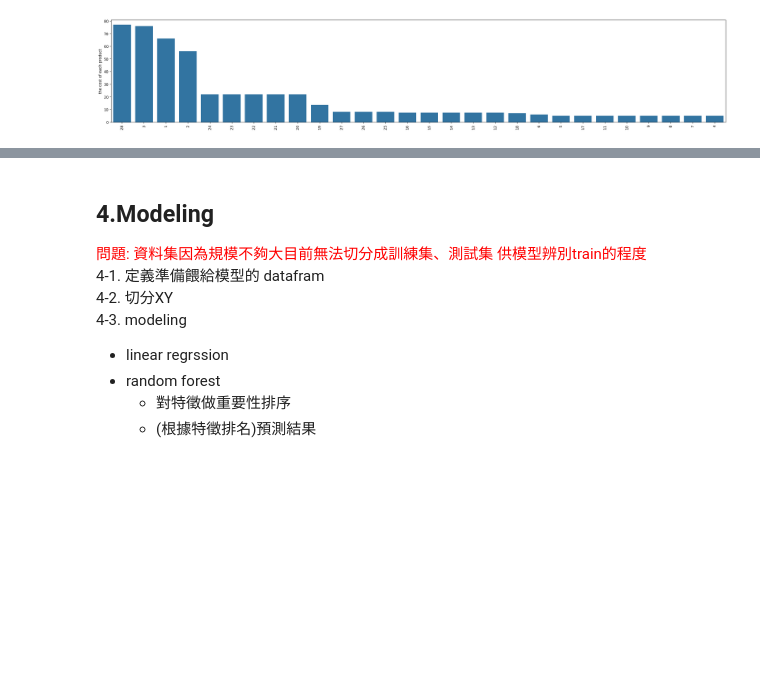
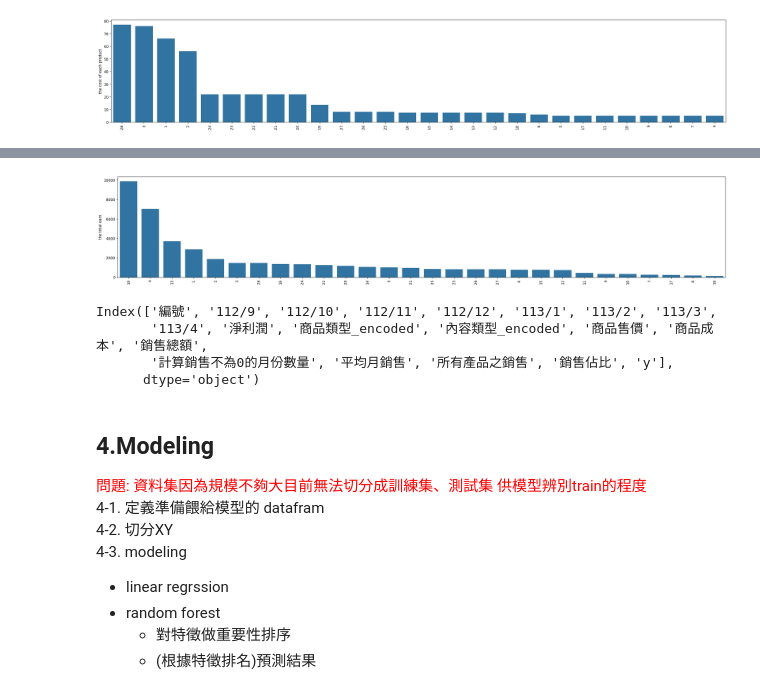
Before and after one commit to junweichen1999/brand_product_sale_analysis, a Jupyter notebook: anal_product.ipynb, the cells around one changed output, grey strips where cells are left out. Drawn from its saved outputs; the diff is of its cells as text; code cells hidden in the pictures; blank space fills up the shorter version.

```diff
--- a/anal_product.ipynb
+++ b/anal_product.ipynb
@@ -458,3 +467,14 @@ des_plot("商品成本","the cost of each product")
+# %%
+des_plot("銷售總額","the total earn")
+# %% [output]
+[figure, added]
+# %%
+merge_all.columns
+# %% [output]
+Index(['編號', '112/9', '112/10', '112/11', '112/12', '113/1', '113/2', '113/3',
+       '113/4', '淨利潤', '商品類型_encoded', '內容類型_encoded', '商品售價', '商品成本', '銷售總額',
+       '計算銷售不為0的月份數量', '平均月銷售', '所有產品之銷售', '銷售佔比', 'y'],
+      dtype='object')
 # %% [markdown]
 ## 4.Modeling
 <font color= red size=5rem >問題: 資料集因為規模不夠大目前無法切分成訓練集、測試集 供模型辨別train的程度</font>
```
Also changed, not shown: parts of 3 cells of this notebook, 3 other files.
